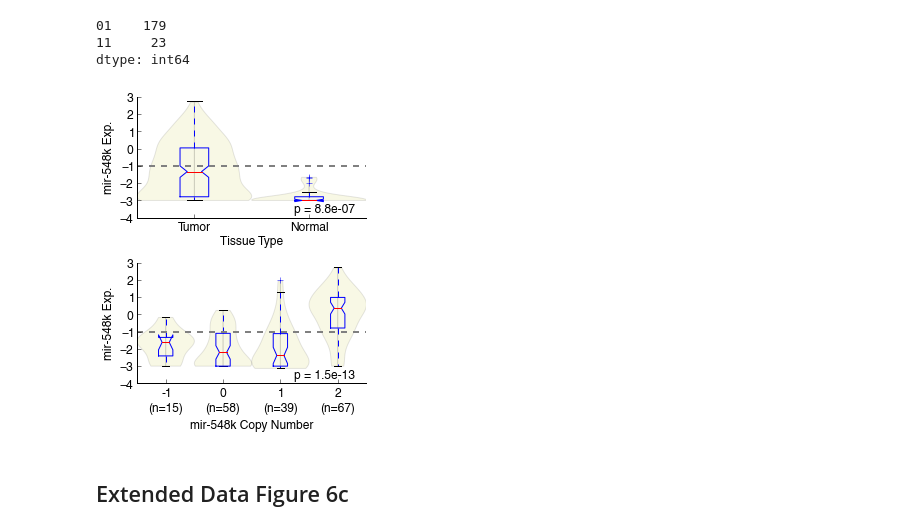
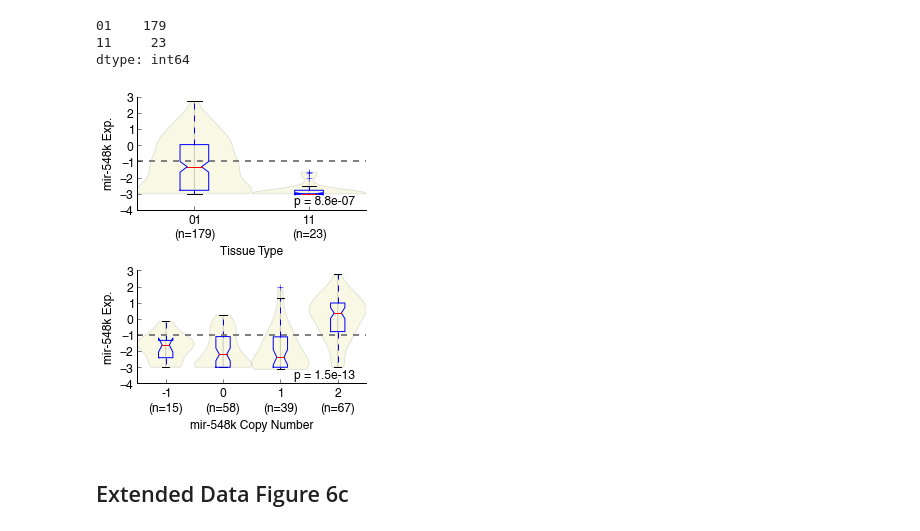
Before and after one commit to theandygross/TCGA, a Jupyter notebook: Analysis_Notebooks/HNSCC_figures.ipynb, the cells around one changed output. Drawn from its saved outputs; the diff is of its cells as text; code cells hidden in the pictures.

```diff
--- a/Analysis_Notebooks/HNSCC_figures.ipynb
+++ b/Analysis_Notebooks/HNSCC_figures.ipynb
@@ -370,24 +441,24 @@ dtype: int64
 # %%
 fig, axs = subplots(2,1, figsize=(4,5))
 ax=axs[0]
 violin_plot_series(mir_level.clip_lower(-3), ax=ax)
 ax.axhline(-1, ls='--', lw=2, color='grey')
 ax.set_xlabel('Tissue Type')
 ax.set_ylabel('mir-548k Exp.')
-ax.set_xticklabels(['Tumor','Normal'])
+#ax.set_xticklabels(['Tumor','Normal'])
 prettify_ax(ax)
 
 ax = axs[1]
 violin_plot_pandas(cn_level, mir_level[:,'01'], order=[-1,0,1,2], ax=ax)
 ax.axhline(-1, ls='--', lw=2, color='grey')
 ax.set_xlabel('mir-548k Copy Number')
 ax.set_ylabel('mir-548k Exp.')
 prettify_ax(ax)
 
 fig.tight_layout()
 fig.savefig(figdir + 'supp_fig4ab.pdf', tranparent=True)
 # %% [output]
-[figure, old version]
+[figure, new version]
 # %% [markdown]
 ## Extended Data Figure 6c
 # %%
```
Also changed, not shown: parts of 27 cells of this notebook, 19 other files.
